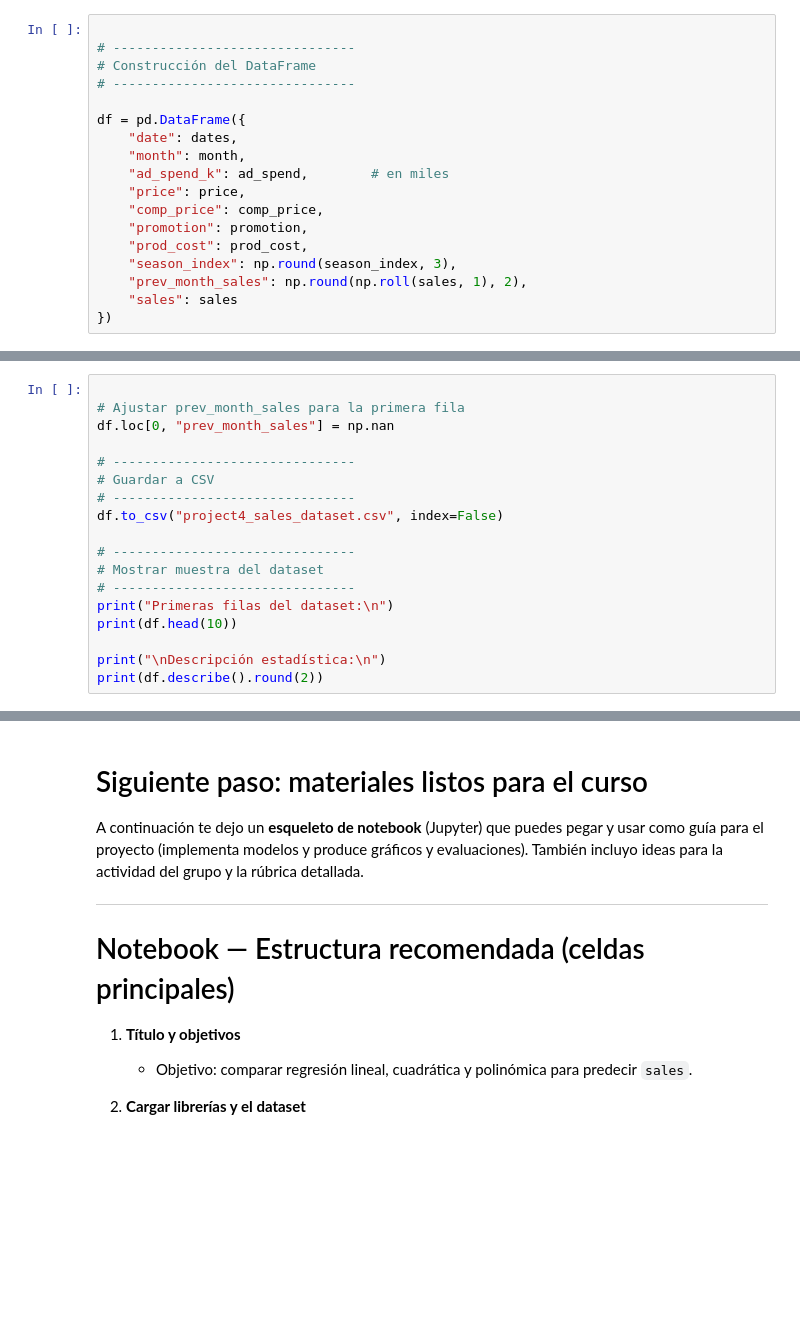
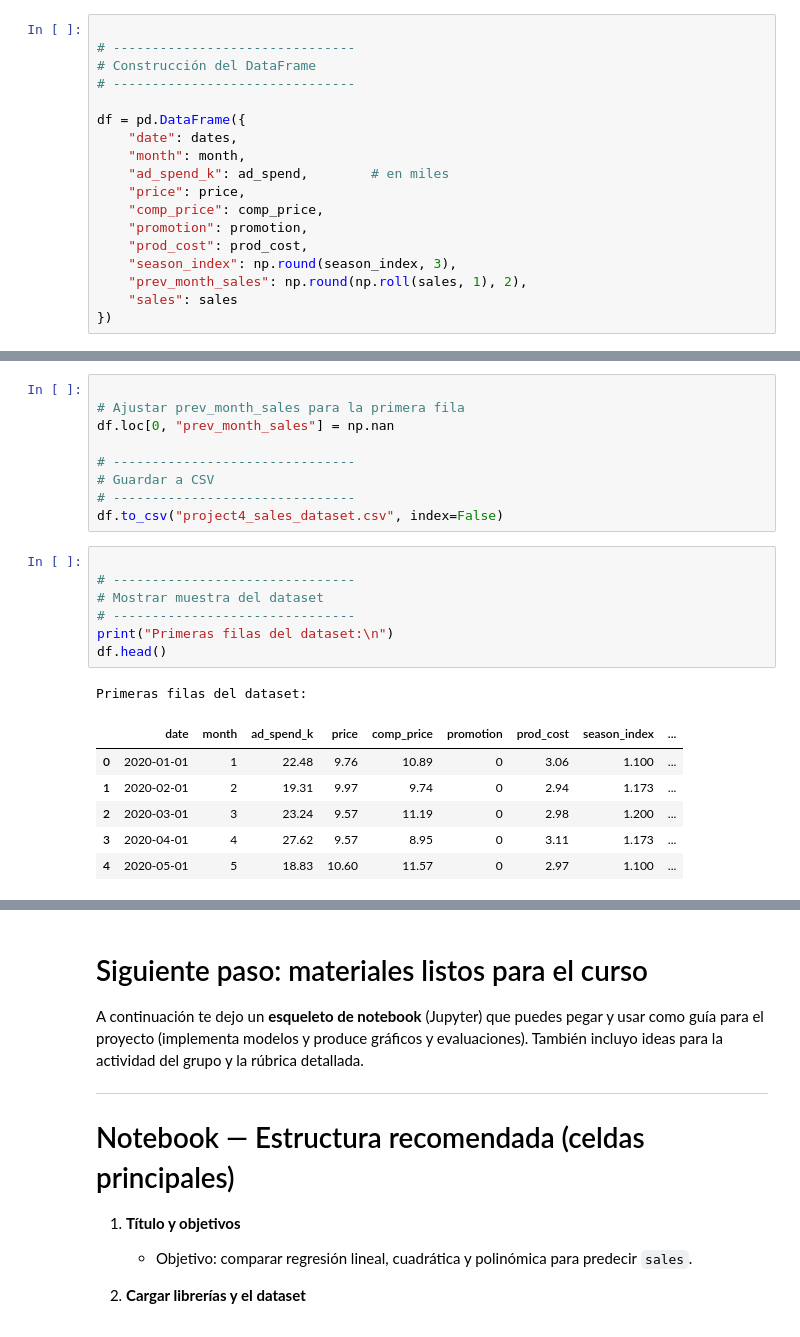
Before and after one commit to marco-canas/analisis_numerico, a Jupyter notebook: 4_planifica_implementa/2_evaluación/3_proyectos/3_regresion_deep_learning/3_regresion_deep_learnig.ipynb, the cells around one changed output, grey strips where cells are left out. Cells and saved outputs as stored; diff of their text form; blank space fills up the shorter version.

```diff
--- a/4_planifica_implementa/2_evaluación/3_proyectos/3_regresion_deep_learning/3_regresion_deep_learnig.ipynb
+++ b/4_planifica_implementa/2_evaluación/3_proyectos/3_regresion_deep_learning/3_regresion_deep_learnig.ipynb
@@ -360,12 +399,18 @@ df.loc[0, "prev_month_sales"] = np.nan
 # Guardar a CSV
 # -------------------------------
 df.to_csv("project4_sales_dataset.csv", index=False)
-
-# -------------------------------
-# Mostrar muestra del dataset
-# -------------------------------
-print("Primeras filas del dataset:\n")
-print(df.head(10))
-
-print("\nDescripción estadística:\n")
-print(df.describe().round(2))
+# %%
+
+# -------------------------------
+# Mostrar muestra del dataset
+# -------------------------------
+print("Primeras filas del dataset:\n")
+df.head()
+# %% [output]
+Primeras filas del dataset:
+|  | date | month | ad_spend_k | price | comp_price | promotion | prod_cost | season_index | ... |
+| 0 | 2020-01-01 | 1 | 22.48 | 9.76 | 10.89 | 0 | 3.06 | 1.100 | ... |
+| 1 | 2020-02-01 | 2 | 19.31 | 9.97 | 9.74 | 0 | 2.94 | 1.173 | ... |
+| 2 | 2020-03-01 | 3 | 23.24 | 9.57 | 11.19 | 0 | 2.98 | 1.200 | ... |
+| 3 | 2020-04-01 | 4 | 27.62 | 9.57 | 8.95 | 0 | 3.11 | 1.173 | ... |
+| 4 | 2020-05-01 | 5 | 18.83 | 10.60 | 11.57 | 0 | 2.97 | 1.100 | ... |
```
Also changed, not shown: parts of 16 cells of this notebook, 4 other files.
